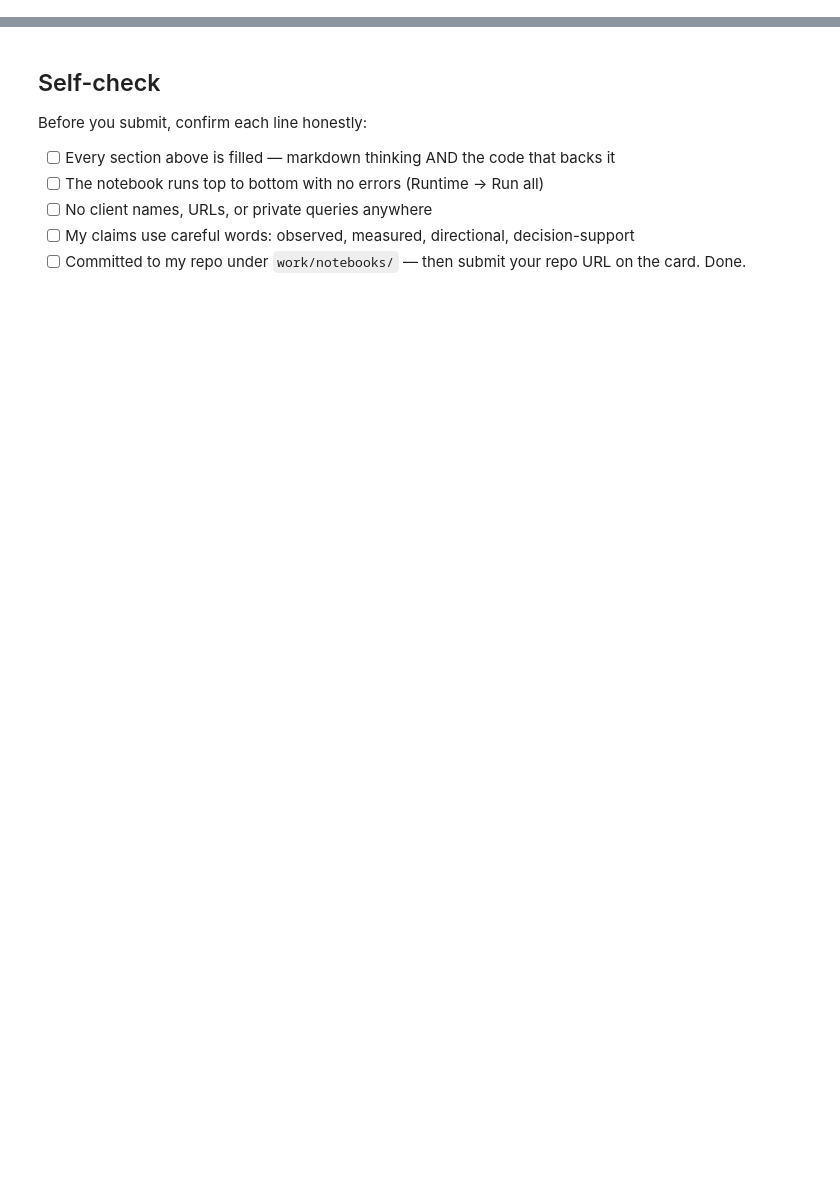
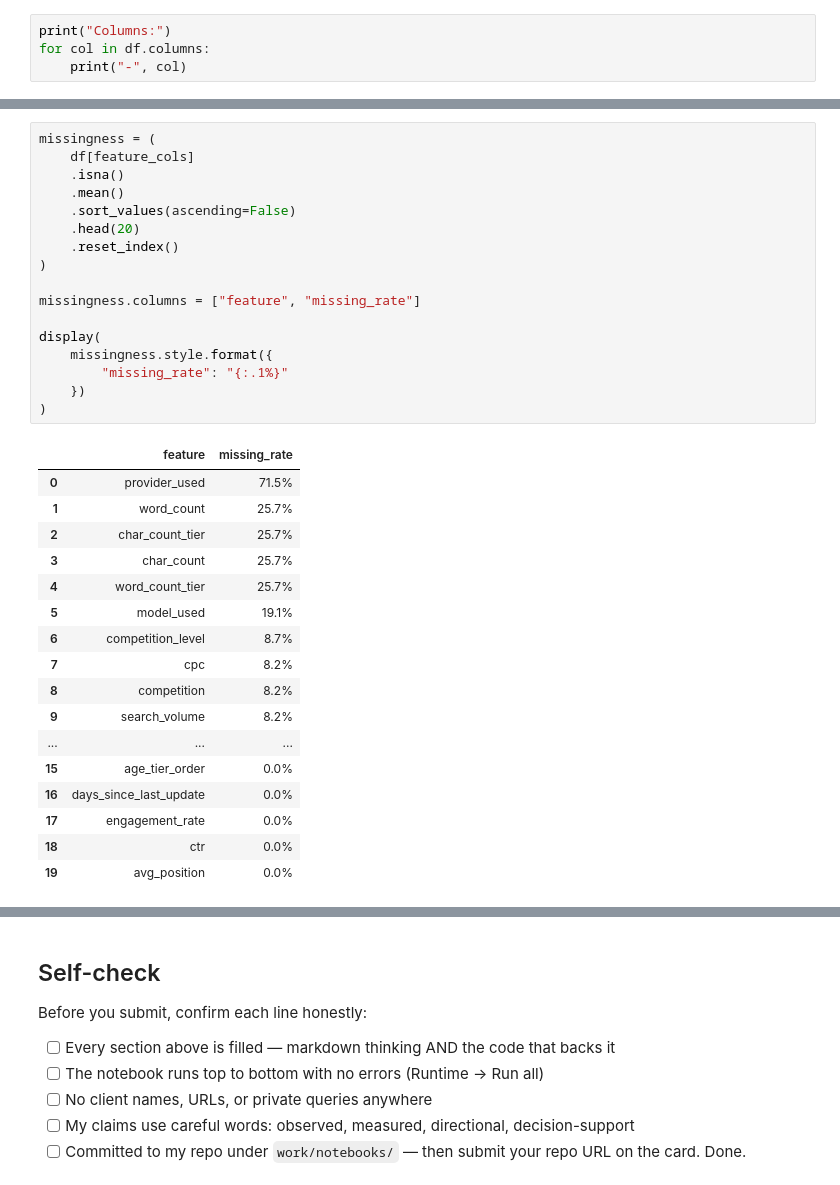
Before and after one commit to mayurkharche01/Internship-starter-flyrank, a Jupyter notebook: work/notebooks/w06_validation_audit.ipynb, the cells around one changed output, grey strips where cells are left out. Saved outputs shown, nothing was run; the diff lists cells and outputs as text; blank space fills up the shorter version.

```diff
--- a/work/notebooks/w06_validation_audit.ipynb
+++ b/work/notebooks/w06_validation_audit.ipynb
@@ -36,0 +126,4 @@ This skeleton is yours to fill. Work the sections **in order** — each one has
+# %%
+print("Columns:")
+for col in df.columns:
+    print("-", col)
@@ -36,0 +669,35 @@ This skeleton is yours to fill. Work the sections **in order** — each one has
+# %%
+missingness = (
+    df[feature_cols]
+    .isna()
+    .mean()
+    .sort_values(ascending=False)
+    .head(20)
+    .reset_index()
+)
+
+missingness.columns = ["feature", "missing_rate"]
+
+display(
+    missingness.style.format({
+        "missing_rate": "{:.1%}"
+    })
+)
+# %% [output]
+|  | feature | missing_rate |
+| 0 | provider_used | 71.5% |
+| 1 | word_count | 25.7% |
+| 2 | char_count_tier | 25.7% |
+| 3 | char_count | 25.7% |
+| 4 | word_count_tier | 25.7% |
+| 5 | model_used | 19.1% |
+| 6 | competition_level | 8.7% |
+| 7 | cpc | 8.2% |
+| 8 | competition | 8.2% |
+| 9 | search_volume | 8.2% |
+| ... | ... | ... |
+| 15 | age_tier_order | 0.0% |
+| 16 | days_since_last_update | 0.0% |
+| 17 | engagement_rate | 0.0% |
+| 18 | ctr | 0.0% |
+| 19 | avg_position | 0.0% |
```
Also changed, not shown: parts of 46 cells of this notebook.
